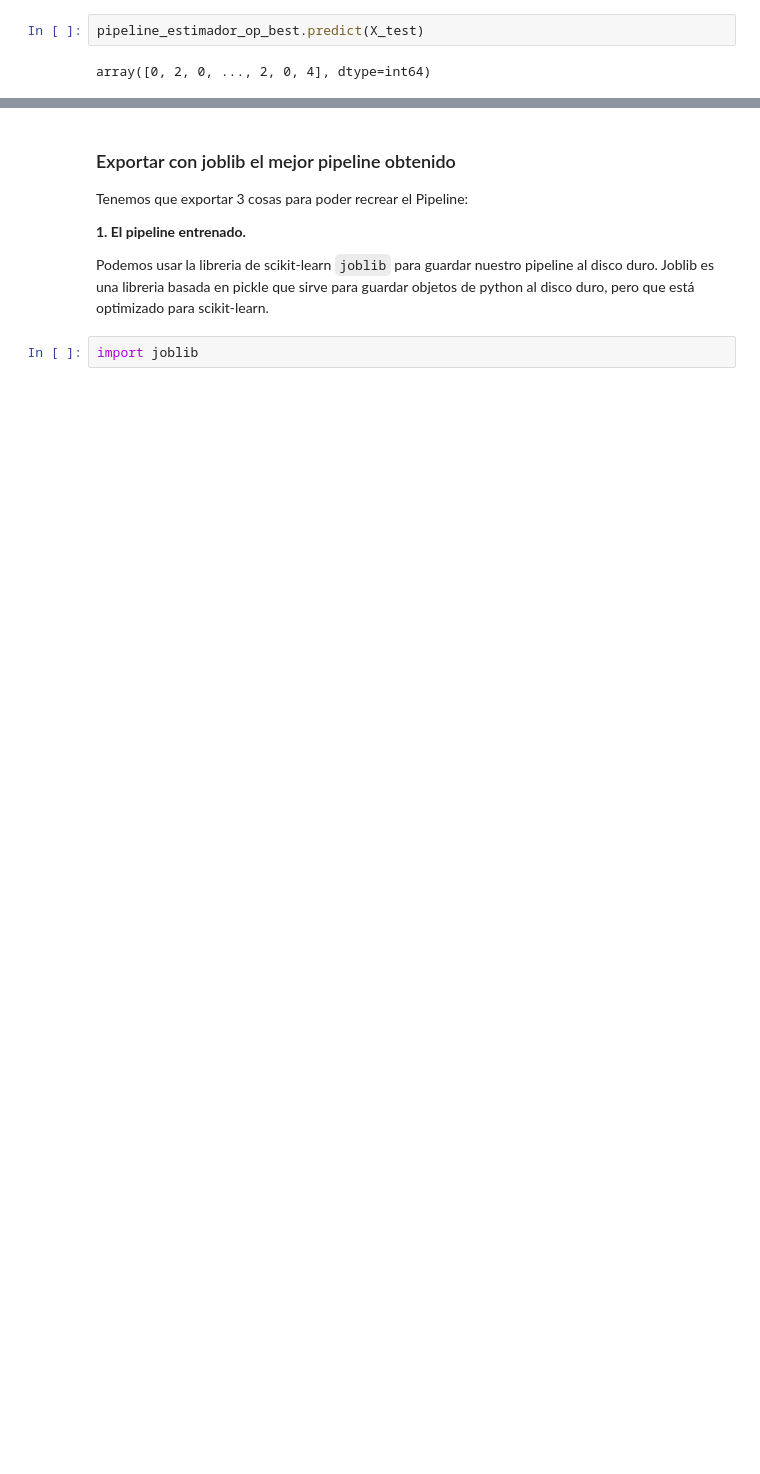
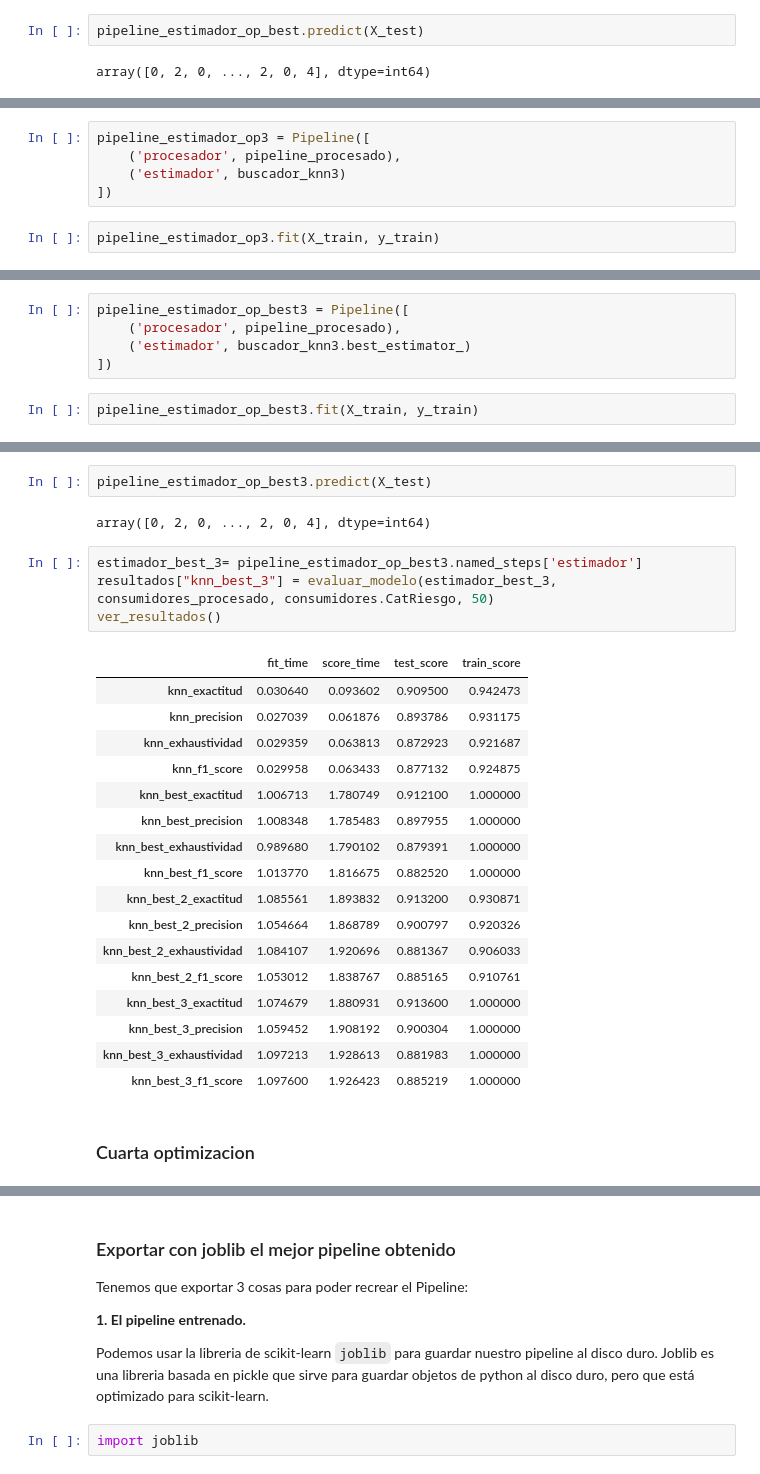
Before and after one commit to damd2212/Analisis_Modelo, a Jupyter notebook: Alisis Danny/4 - Pipelines/Modelo KNN/Pipeline KNN Final.ipynb, the cells around one changed output, grey strips where cells are left out. Cells and saved outputs as stored; diff of their text form; blank space fills up the shorter version.

Commit message:
Cambios agregados para los modelos de RF y KNN

```diff
--- a/Alisis Danny/4 - Pipelines/Modelo KNN/Pipeline KNN Final.ipynb
+++ b/Alisis Danny/4 - Pipelines/Modelo KNN/Pipeline KNN Final.ipynb
@@ -384,0 +501,7 @@ ver_resultados()
+# %%
+pipeline_estimador_op3 = Pipeline([
+    ('procesador', pipeline_procesado),
+    ('estimador', buscador_knn3)
+])
+# %%
+pipeline_estimador_op3.fit(X_train, y_train)
@@ -384,0 +537,7 @@ ver_resultados()
+# %%
+pipeline_estimador_op_best3 = Pipeline([
+    ('procesador', pipeline_procesado),
+    ('estimador', buscador_knn3.best_estimator_)
+])
+# %%
+pipeline_estimador_op_best3.fit(X_train, y_train)
@@ -384,0 +562,28 @@ ver_resultados()
+# %%
+pipeline_estimador_op_best3.predict(X_test)
+# %% [output]
+array([0, 2, 0, ..., 2, 0, 4], dtype=int64)
+# %%
+estimador_best_3= pipeline_estimador_op_best3.named_steps['estimador']
+resultados["knn_best_3"] = evaluar_modelo(estimador_best_3, consumidores_procesado, consumidores.CatRiesgo, 50)
+ver_resultados()
+# %% [output]
+|  | fit_time | score_time | test_score | train_score |
+| knn_exactitud | 0.030640 | 0.093602 | 0.909500 | 0.942473 |
+| knn_precision | 0.027039 | 0.061876 | 0.893786 | 0.931175 |
+| knn_exhaustividad | 0.029359 | 0.063813 | 0.872923 | 0.921687 |
+| knn_f1_score | 0.029958 | 0.063433 | 0.877132 | 0.924875 |
+| knn_best_exactitud | 1.006713 | 1.780749 | 0.912100 | 1.000000 |
+| knn_best_precision | 1.008348 | 1.785483 | 0.897955 | 1.000000 |
+| knn_best_exhaustividad | 0.989680 | 1.790102 | 0.879391 | 1.000000 |
+| knn_best_f1_score | 1.013770 | 1.816675 | 0.882520 | 1.000000 |
+| knn_best_2_exactitud | 1.085561 | 1.893832 | 0.913200 | 0.930871 |
+| knn_best_2_precision | 1.054664 | 1.868789 | 0.900797 | 0.920326 |
+| knn_best_2_exhaustividad | 1.084107 | 1.920696 | 0.881367 | 0.906033 |
+| knn_best_2_f1_score | 1.053012 | 1.838767 | 0.885165 | 0.910761 |
+| knn_best_3_exactitud | 1.074679 | 1.880931 | 0.913600 | 1.000000 |
+| knn_best_3_precision | 1.059452 | 1.908192 | 0.900304 | 1.000000 |
+| knn_best_3_exhaustividad | 1.097213 | 1.928613 | 0.881983 | 1.000000 |
+| knn_best_3_f1_score | 1.097600 | 1.926423 | 0.885219 | 1.000000 |
+# %% [markdown]
+### Cuarta optimizacion
```
Also changed, not shown: parts of 47 cells of this notebook, 2 other files.
